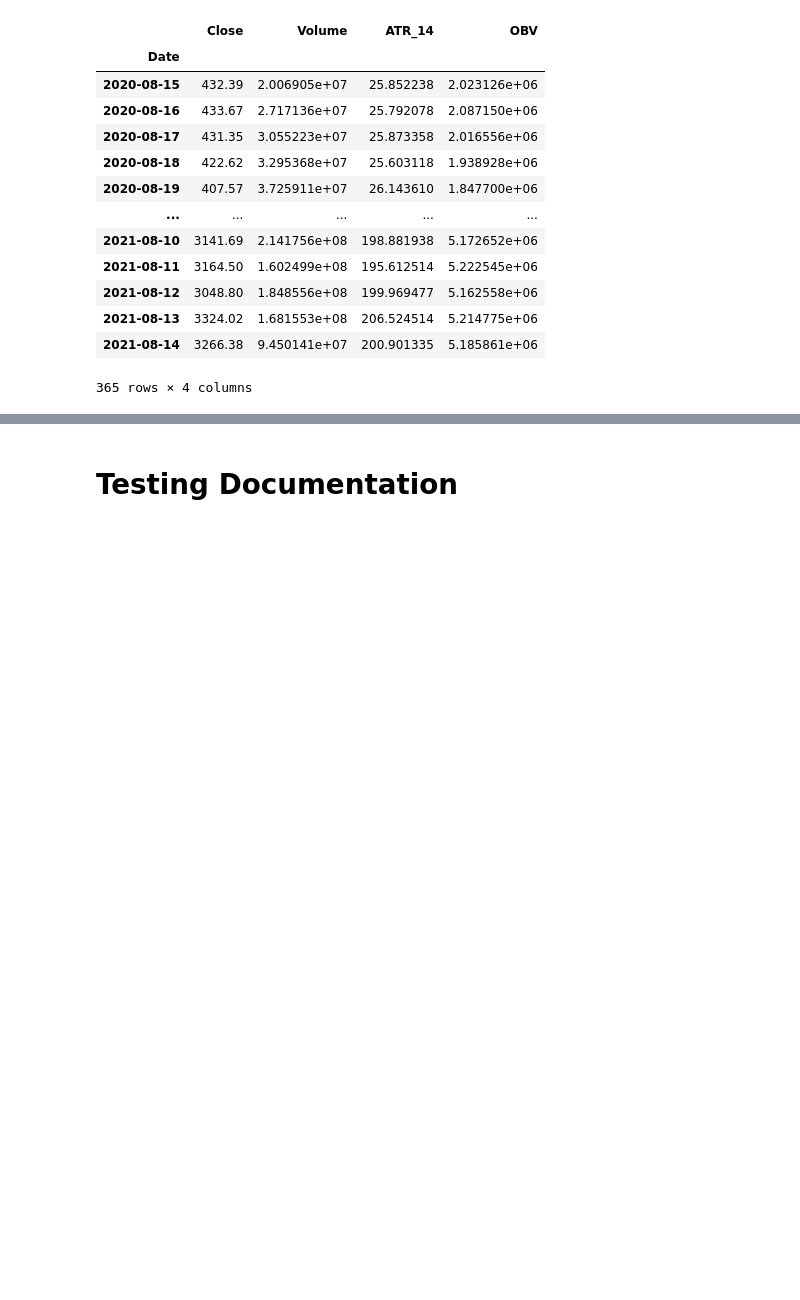
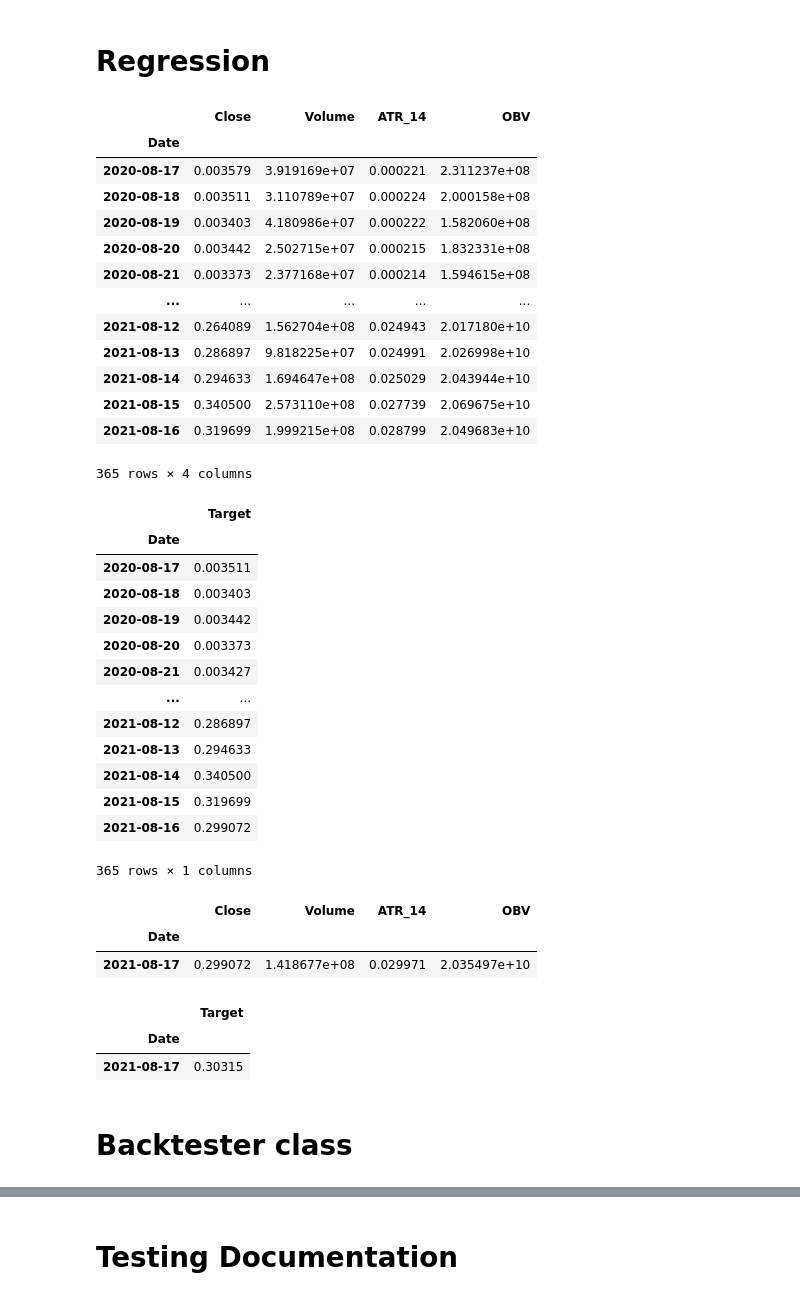
Before and after one commit to Plezo/virtue-quant, a Jupyter notebook: test.ipynb, the cells around one changed output, grey strips where cells are left out. Cells and saved outputs as stored; diff of their text form; code cells hidden in the pictures; blank space fills up the shorter version.

Commit message:
Tweaked models and added analysis cell to notebook

```diff
--- a/test.ipynb
+++ b/test.ipynb
@@ -4,4 +4,5 @@ import numpy as np
 from packages import wrappers, models, ta
 from sklearn.linear_model import LinearRegression
 # %%
-asset_df = wrappers.get_df_from_cryptowatch(pair='ethusd')
+asset_df = wrappers.get_df_from_cryptowatch(pair='dogeusd')
+asset_df
@@ -8,10 +24,12 @@ asset_df = wrappers.get_df_from_cryptowatch(pair='ethusd')
 # %%
-day_predicting = '2021-08-16'
+day_predicting = '2021-08-18'
 num_days = 365
+features = ['Close', 'Volume', 'ATR_14', 'OBV']
+# features = ['Volume', 'ATR_14', 'OBV']
 # %%
 prepped_df = models.add_TA(asset_df)
 # %%
-prepped_df = models.prepare_for_model(asset_df, day_predicting, num_days)
+prepped_df = models.prepare_for_model(asset_df, day_predicting, num_days, features=features, target='Close')
 # %%
 prepped_df
 # %% [output]
@@ -32,18 +125,42 @@ prepped_df
+# %% [markdown]
+# Regression
 # %%
 Xtrain, Xtest, ytrain, ytest = models.get_train_test(prepped_df)
-Xtrain
+display(Xtrain, ytrain, Xtest, ytest)
 # %% [output]
 |  | Close | Volume | ATR_14 | OBV |
 | Date |  |  |  |  |
-| 2020-08-15 | 432.39 | 2.006905e+07 | 25.852238 | 2.023126e+06 |
-| 2020-08-16 | 433.67 | 2.717136e+07 | 25.792078 | 2.087150e+06 |
-| 2020-08-17 | 431.35 | 3.055223e+07 | 25.873358 | 2.016556e+06 |
-| 2020-08-18 | 422.62 | 3.295368e+07 | 25.603118 | 1.938928e+06 |
-| 2020-08-19 | 407.57 | 3.725911e+07 | 26.143610 | 1.847700e+06 |
+| 2020-08-17 | 0.003579 | 3.919169e+07 | 0.000221 | 2.311237e+08 |
+| 2020-08-18 | 0.003511 | 3.110789e+07 | 0.000224 | 2.000158e+08 |
+| 2020-08-19 | 0.003403 | 4.180986e+07 | 0.000222 | 1.582060e+08 |
+| 2020-08-20 | 0.003442 | 2.502715e+07 | 0.000215 | 1.832331e+08 |
+| 2020-08-21 | 0.003373 | 2.377168e+07 | 0.000214 | 1.594615e+08 |
 | ... | ... | ... | ... | ... |
-| 2021-08-10 | 3141.69 | 2.141756e+08 | 198.881938 | 5.172652e+06 |
-| 2021-08-11 | 3164.50 | 1.602499e+08 | 195.612514 | 5.222545e+06 |
-| 2021-08-12 | 3048.80 | 1.848556e+08 | 199.969477 | 5.162558e+06 |
-| 2021-08-13 | 3324.02 | 1.681553e+08 | 206.524514 | 5.214775e+06 |
-| 2021-08-14 | 3266.38 | 9.450141e+07 | 200.901335 | 5.185861e+06 |
+| 2021-08-12 | 0.264089 | 1.562704e+08 | 0.024943 | 2.017180e+10 |
+| 2021-08-13 | 0.286897 | 9.818225e+07 | 0.024991 | 2.026998e+10 |
+| 2021-08-14 | 0.294633 | 1.694647e+08 | 0.025029 | 2.043944e+10 |
+| 2021-08-15 | 0.340500 | 2.573110e+08 | 0.027739 | 2.069675e+10 |
+| 2021-08-16 | 0.319699 | 1.999215e+08 | 0.028799 | 2.049683e+10 |
 365 rows × 4 columns
+|  | Target |
+| Date |  |
+| 2020-08-17 | 0.003511 |
+| 2020-08-18 | 0.003403 |
+| 2020-08-19 | 0.003442 |
+| 2020-08-20 | 0.003373 |
+| 2020-08-21 | 0.003427 |
+| ... | ... |
+| 2021-08-12 | 0.286897 |
+| 2021-08-13 | 0.294633 |
+| 2021-08-14 | 0.340500 |
+| 2021-08-15 | 0.319699 |
+| 2021-08-16 | 0.299072 |
+365 rows × 1 columns
+|  | Close | Volume | ATR_14 | OBV |
+| Date |  |  |  |  |
+| 2021-08-17 | 0.299072 | 1.418677e+08 | 0.029971 | 2.035497e+10 |
+|  | Target |
+| Date |  |
+| 2021-08-17 | 0.30315 |
+# %% [markdown]
+# Backtester class
```
Also changed, not shown: parts of 17 cells of this notebook, 1 other file.
